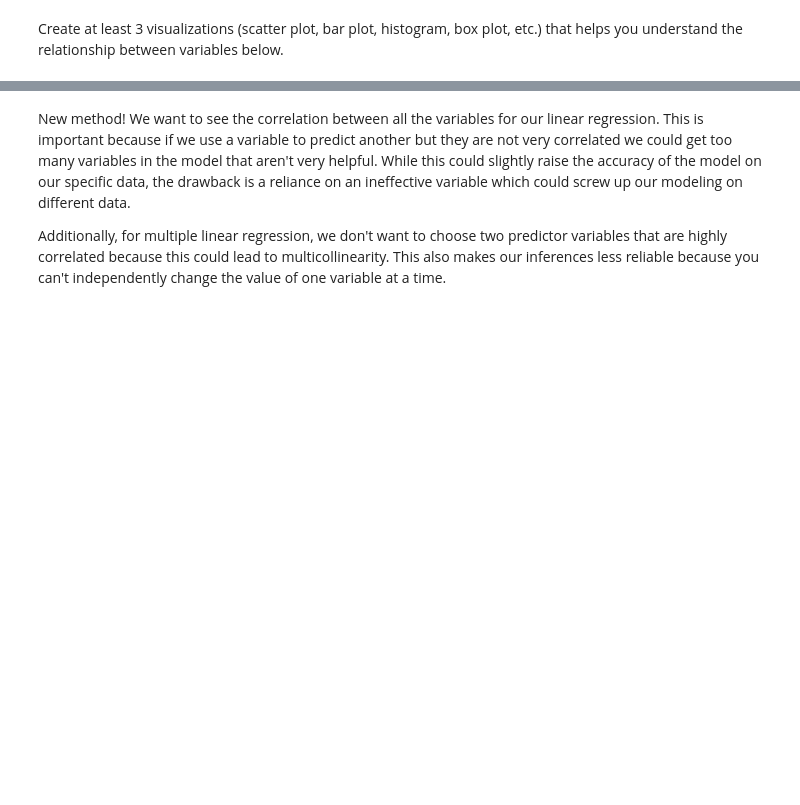
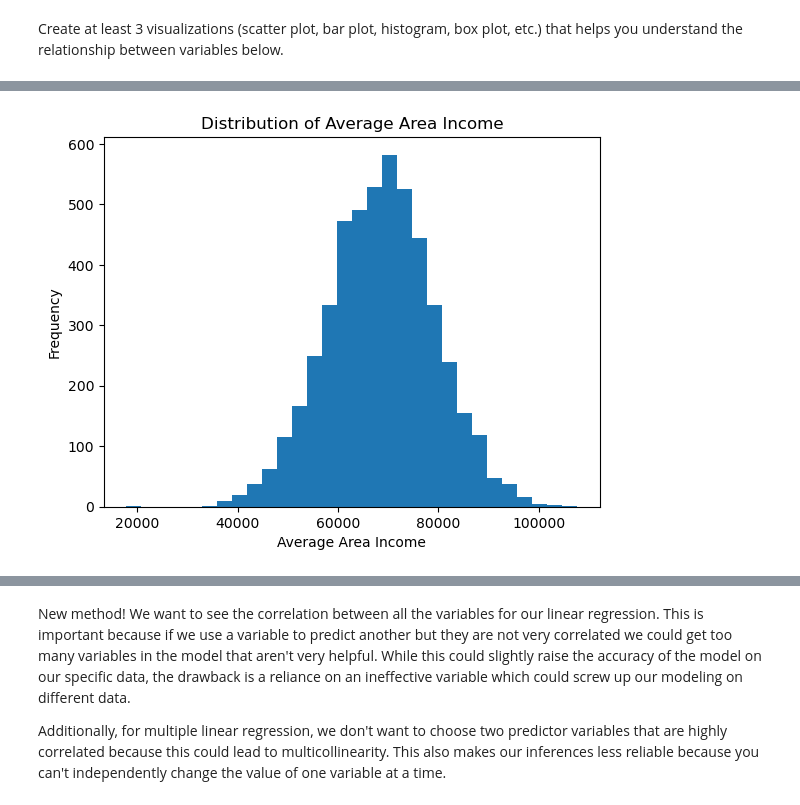
Before and after one commit to kyun33/JCP26Notebooks, a Jupyter notebook: Week_4_Modeling_and_Linear_Regression.ipynb, the cells around one changed output, grey strips where cells are left out. Cells and saved outputs as stored; diff of their text form; code cells hidden in the pictures; blank space fills up the shorter version.

```diff
--- a/Week_4_Modeling_and_Linear_Regression.ipynb
+++ b/Week_4_Modeling_and_Linear_Regression.ipynb
@@ -38,2 +90,12 @@ Create at least 3 visualizations (scatter plot, bar plot, histogram, box plot, e
+# %%
+# Visualization 2
+plt.hist(housing["Avg. Area Income"], bins=30)
+
+plt.xlabel("Average Area Income")
+plt.ylabel("Frequency")
+plt.title("Distribution of Average Area Income")
+plt.show()
+# %% [output]
+[figure, added]
 # %%
 # Visualization 3
```
Also changed, not shown: parts of 35 cells of this notebook.
